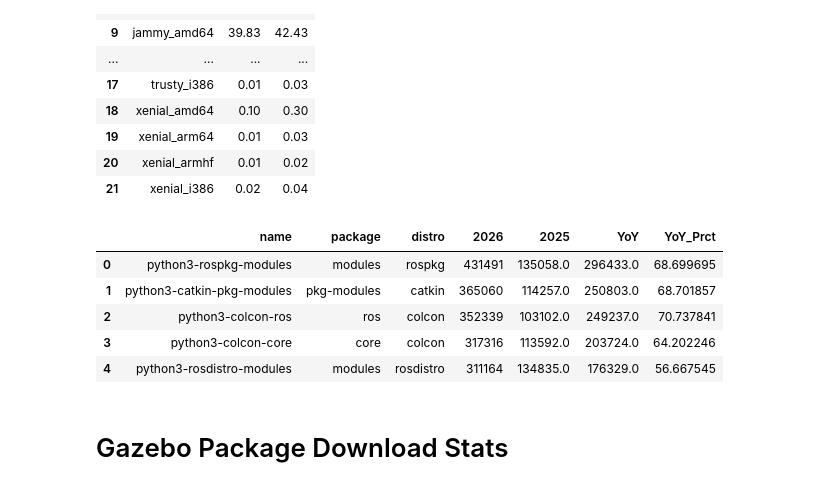
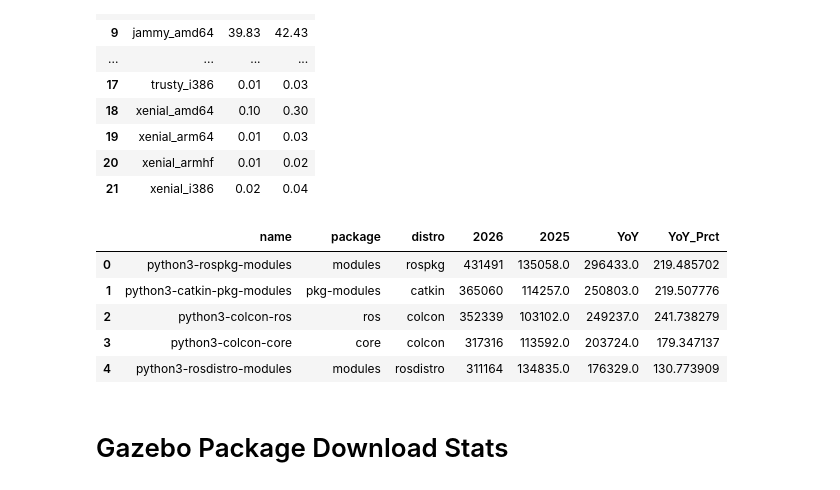
Before and after one commit to osrf/ros_metrics_analysis, a Jupyter notebook: notebooks/Jan2026MetricsReport.ipynb, the cells around one changed output. Drawn from its saved outputs; the diff is of its cells as text; code cells hidden in the pictures.

```diff
--- a/notebooks/Jan2026MetricsReport.ipynb
+++ b/notebooks/Jan2026MetricsReport.ipynb
@@ -306,17 +288,17 @@ package_df = pd.DataFrame(data=joined_package)
 # %%
 # Add in YOY differences and package percents
 package_df["YoY"] = package_df[this_year]-package_df[last_year]
-package_df["YoY_Prct"] = 100.00*package_df["YoY"]/package_df[this_year]
+package_df["YoY_Prct"] = 100.00*package_df["YoY"]/package_df[last_year]
 
 package_df.to_csv("package.csv")
 package_df.head()
 # %% [output]
 |  | name | package | distro | 2026 | 2025 | YoY | YoY_Prct |
-| 0 | python3-rospkg-modules | modules | rospkg | 431491 | 135058.0 | 296433.0 | 68.699695 |
-| 1 | python3-catkin-pkg-modules | pkg-modules | catkin | 365060 | 114257.0 | 250803.0 | 68.701857 |
-| 2 | python3-colcon-ros | ros | colcon | 352339 | 103102.0 | 249237.0 | 70.737841 |
-| 3 | python3-colcon-core | core | colcon | 317316 | 113592.0 | 203724.0 | 64.202246 |
-| 4 | python3-rosdistro-modules | modules | rosdistro | 311164 | 134835.0 | 176329.0 | 56.667545 |
+| 0 | python3-rospkg-modules | modules | rospkg | 431491 | 135058.0 | 296433.0 | 219.485702 |
+| 1 | python3-catkin-pkg-modules | pkg-modules | catkin | 365060 | 114257.0 | 250803.0 | 219.507776 |
+| 2 | python3-colcon-ros | ros | colcon | 352339 | 103102.0 | 249237.0 | 241.738279 |
+| 3 | python3-colcon-core | core | colcon | 317316 | 113592.0 | 203724.0 | 179.347137 |
+| 4 | python3-rosdistro-modules | modules | rosdistro | 311164 | 134835.0 | 176329.0 | 130.773909 |
 # %% [markdown]
 # Gazebo Package Download Stats
 # %%
```
Also changed, not shown: parts of 6 cells of this notebook, 3 other files.
